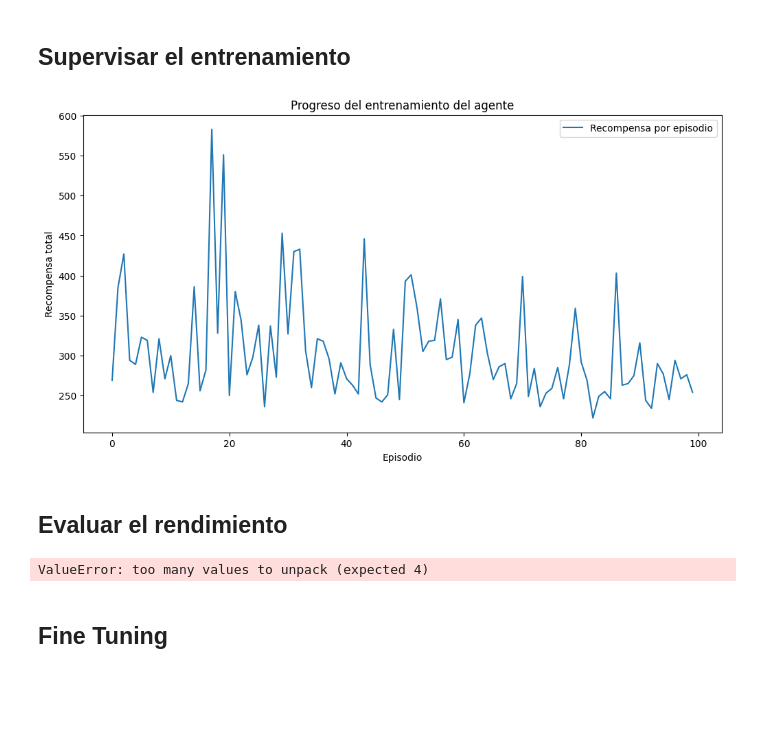
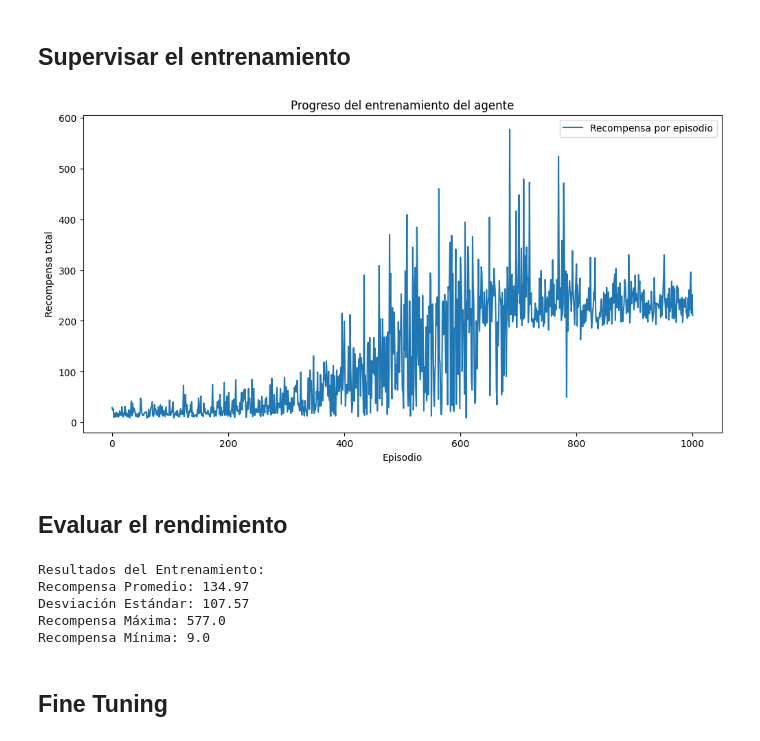
Before and after one commit to DiggsPapu/Deep-Learning, a Jupyter notebook: Lab7.ipynb, the cells around one changed output. Saved outputs shown, nothing was run; the diff lists cells and outputs as text; code cells hidden in the pictures; blank space fills up the shorter version.

```diff
--- a/Lab7.ipynb
+++ b/Lab7.ipynb
@@ -173,7 +209,7 @@ def train_step(states, actions, rewards, next_states, dones):
   return loss
 # %%
 # Start training. Play game once and then train with a batch.
-last_100_ep_rewards = []
+rewards_history = []
 for episode in range(num_episodes+1):
   state, _ = env.reset()
   state = state.astype(np.float32)
@@ -200,13 +236,11 @@ for episode in range(num_episodes+1):
   if episode < 950:
     epsilon -= 0.001
 
-  if len(last_100_ep_rewards) == 100:
-    last_100_ep_rewards = last_100_ep_rewards[1:]
-  last_100_ep_rewards.append(ep_reward)
+  rewards_history.append(ep_reward)
 
   if episode % 50 == 0:
     print(f'Episode {episode}/{num_episodes}. Epsilon: {epsilon:.3f}.'
-          f' Reward in last 100 episodes: {np.mean(last_100_ep_rewards):.2f}')
+          f' Reward in last 100 episodes: {np.mean(rewards_history):.2f}')
 
 env.close()
 # %% [output]
@@ -281,41 +315,37 @@ show_video()
 # %%
 import matplotlib.pyplot as plt
 
 # Graficar la recompensa total obtenida en cada episodio
 plt.figure(figsize=(12, 6))
-plt.plot(range(len(last_100_ep_rewards)), last_100_ep_rewards, label='Recompensa por episodio')
+plt.plot(range(len(rewards_history)), rewards_history, label='Recompensa por episodio')
 plt.xlabel('Episodio')
 plt.ylabel('Recompensa total')
 plt.title('Progreso del entrenamiento del agente')
 plt.legend()
 plt.show()
 # %% [output]
-[figure, old version]
+[figure, new version]
 # %% [markdown]
 ## Evaluar el rendimiento
-# %%
-# Evaluar el rendimiento del agente
-num_eval_episodes = 10
-eval_rewards = []
-
-for _ in range(num_eval_episodes):
-    state, _ = env.reset()
-    state = state.astype(np.float32)
-    done = False
-    total_reward = 0
-
-    while not done:
-        state_in = torch.from_numpy(np.expand_dims(state, axis=0)).to(device)
-        action = select_epsilon_greedy_action(state_in, epsilon=0.0)  # Greedy action
-        next_state, reward, done = env.step(action)[:3]  # Unpack only the first three values
-        state = next_state.astype(np.float32)
-        total_reward += reward
-
-    eval_rewards.append(total_reward)
-
-avg_eval_reward = np.mean(eval_rewards)
-print(f'Recompensa promedio en {num_eval_episodes} episodios de evaluación: {avg_eval_reward:.2f}')
-# %% [output]
-ValueError: too many values to unpack (expected 4)
+# %%
+import numpy as np
+
+# Calcular estadísticas
+mean_reward = np.mean(rewards_history)
+std_reward = np.std(rewards_history)
+max_reward = np.max(rewards_history)
+min_reward = np.min(rewards_history)
+
+print("\nResultados del Entrenamiento:")
+print(f"Recompensa Promedio: {mean_reward:.2f}")
+print(f"Desviación Estándar: {std_reward:.2f}")
+print(f"Recompensa Máxima: {max_reward}")
+print(f"Recompensa Mínima: {min_reward}")
+# %% [output]
+Resultados del Entrenamiento:
+Recompensa Promedio: 134.97
+Desviación Estándar: 107.57
+Recompensa Máxima: 577.0
+Recompensa Mínima: 9.0
 # %% [markdown]
 ## Fine Tuning
```
Also changed, not shown: parts of 12 cells of this notebook, 1 other file.
